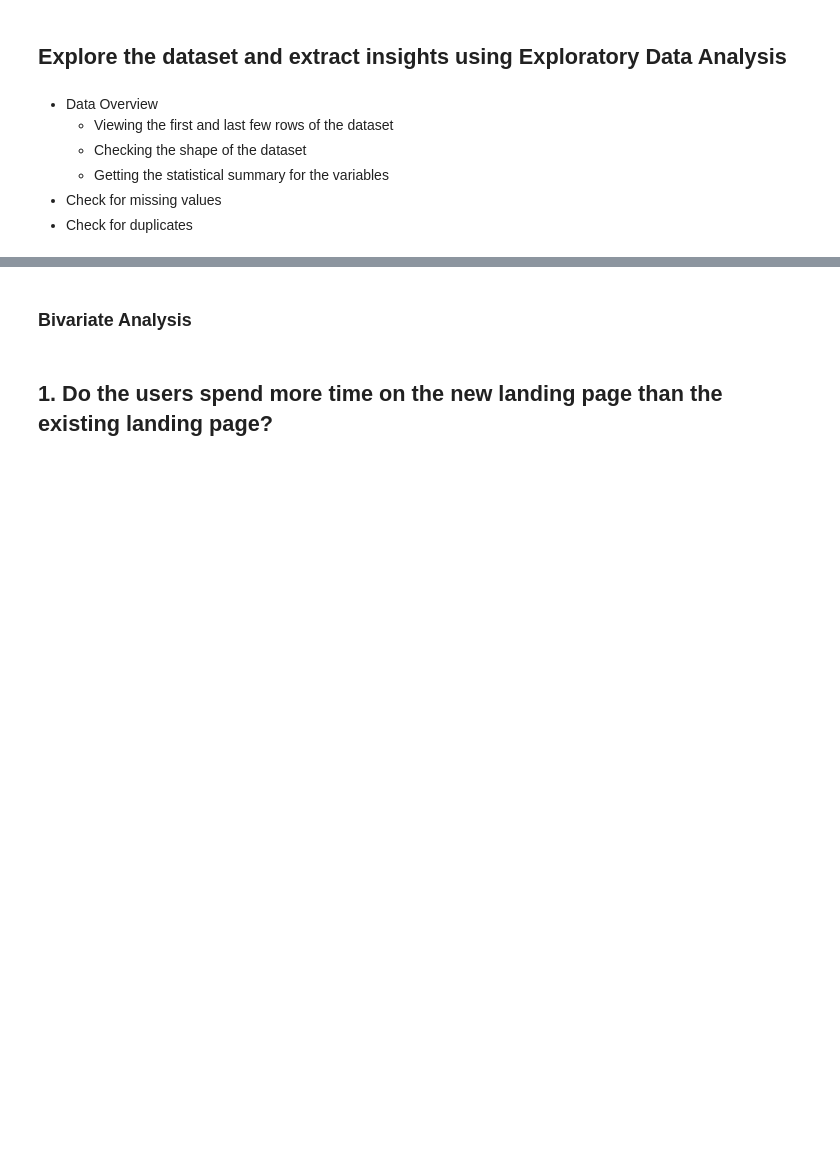
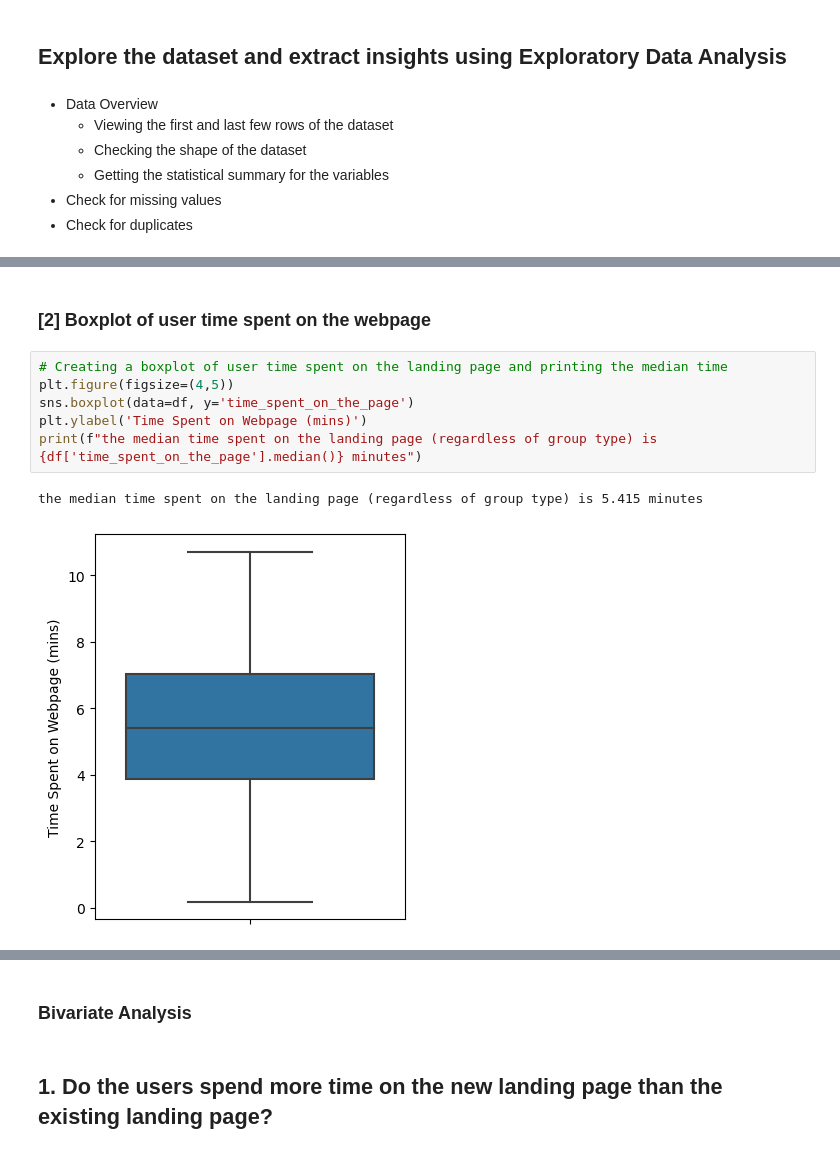
Before and after one commit to YatikT/Coursework, a Jupyter notebook: Project File Stats.ipynb, the cells around one changed output, grey strips where cells are left out. Saved outputs shown, nothing was run; the diff lists cells and outputs as text; blank space fills up the shorter version.

```diff
--- a/Project File Stats.ipynb
+++ b/Project File Stats.ipynb
@@ -123,0 +136,11 @@ dtype: int64
+# %% [markdown]
+### [2] Boxplot of user time spent on the webpage
+# %%
+# Creating a boxplot of user time spent on the landing page and printing the median time
+plt.figure(figsize=(4,5))
+sns.boxplot(data=df, y='time_spent_on_the_page')
+plt.ylabel('Time Spent on Webpage (mins)')
+print(f"the median time spent on the landing page (regardless of group type) is {df['time_spent_on_the_page'].median()} minutes")
+# %% [output]
+the median time spent on the landing page (regardless of group type) is 5.415 minutes
+[figure, added]
```
Also changed, not shown: parts of 21 cells of this notebook.
